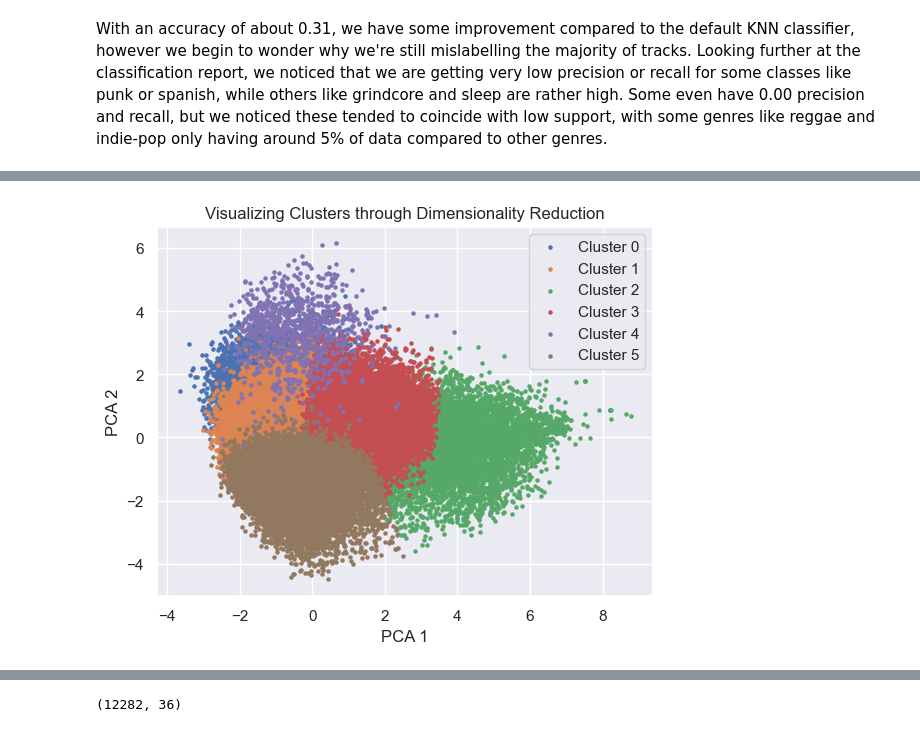
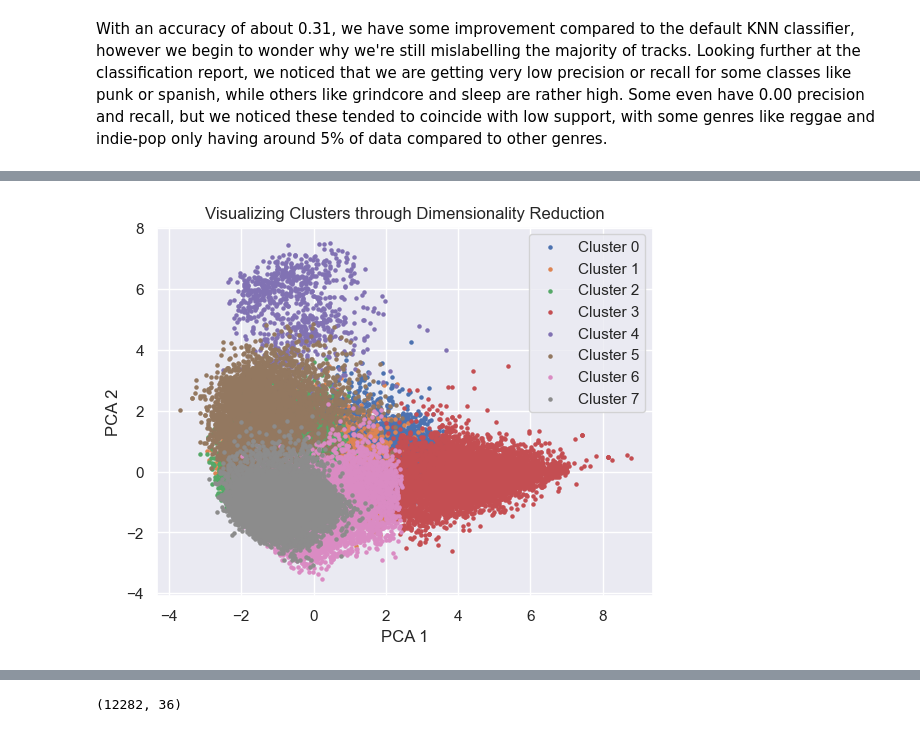
Before and after one commit to ynackash/genre-classification, a Jupyter notebook: main.ipynb, the cells around one changed output, grey strips where cells are left out. Saved outputs shown, nothing was run; the diff lists cells and outputs as text; code cells hidden in the pictures.

```diff
--- a/main.ipynb
+++ b/main.ipynb
@@ -442,0 +424,23 @@ For our first attempt at genre simplification, we performed a clustering activit
+# %%
+# Prepare data for clustering
+cluster_data = tracks[['explicit', 'danceability', 'energy','loudness', 'speechiness', 'acousticness', 'instrumentalness','liveness', 'valence', 'tempo']]
+scaled_tracks = scaler.fit_transform(cluster_data)
+
+cluster_list = []
+
+# Build a range of KMeans models with different clusters
+for i in range(1, 25):
+    kmeans = KMeans(n_clusters=i,
+                init='k-means++',
+                n_init=10,
+                max_iter=300,
+                random_state=0)
+    kmeans.fit(scaled_tracks)
+    cluster_list.append(kmeans.inertia_)
+
+# Elbow plot to determine optimal cluster size
+plt.plot(range(1,25), cluster_list, marker='o')
+plt.xlabel('Number of Clusters')
+plt.ylabel('Within Cluster SSE')
+plt.title('Cluster Identification with Elbow Method')
+plt.show()
@@ -443,28 +452,26 @@ For our first attempt at genre simplification, we performed a clustering activit
+# %%
+# Define number of clusters
+number_of_clusters = 8
+kmeans = KMeans(n_clusters = number_of_clusters,
+                n_init = 10,
+                max_iter = 300,
+                random_state = 0)
+
+cluster_data['cluster'] = kmeans.fit_predict(scaled_tracks)
 # %%
-# Prepare data for clustering
-cluster_data = df.drop(columns=['track_genre'])[['popularity', 'duration_ms', 'explicit', 'danceability', 'energy',
-       'loudness', 'mode', 'speechiness', 'acousticness', 'instrumentalness','liveness', 'valence', 'tempo']]
-
-scaled_features = scaler.fit_transform(cluster_data)
-
-# Define number of clusters
-number_of_clusters = 6
-kmeans = KMeans(n_clusters = number_of_clusters, random_state = 48)
-cluster_data['cluster'] = kmeans.fit_predict(scaled_features)
-
 #Principal component analysis (dimensionality reduction) for visualisation
 pca = PCA(n_components=2)
-cluster_reduced = pca.fit_transform(scaled_features)
+cluster_reduced = pca.fit_transform(scaled_tracks)
 
 # Visualize the clusters through a scatter plot
 for i in range(number_of_clusters):
     idx = cluster_data['cluster'] == i
     plt.scatter(cluster_reduced[idx, 0], cluster_reduced[idx, 1], label=f'Cluster {i}', alpha = 1, s=5)
 
 plt.title('Visualizing Clusters through Dimensionality Reduction')
 plt.xlabel('PCA 1')
 plt.ylabel('PCA 2')
 plt.legend()
 plt.show()
 # %% [output]
-[figure, old version]
+[figure, new version]
```
Also changed, not shown: parts of 57 cells of this notebook.
